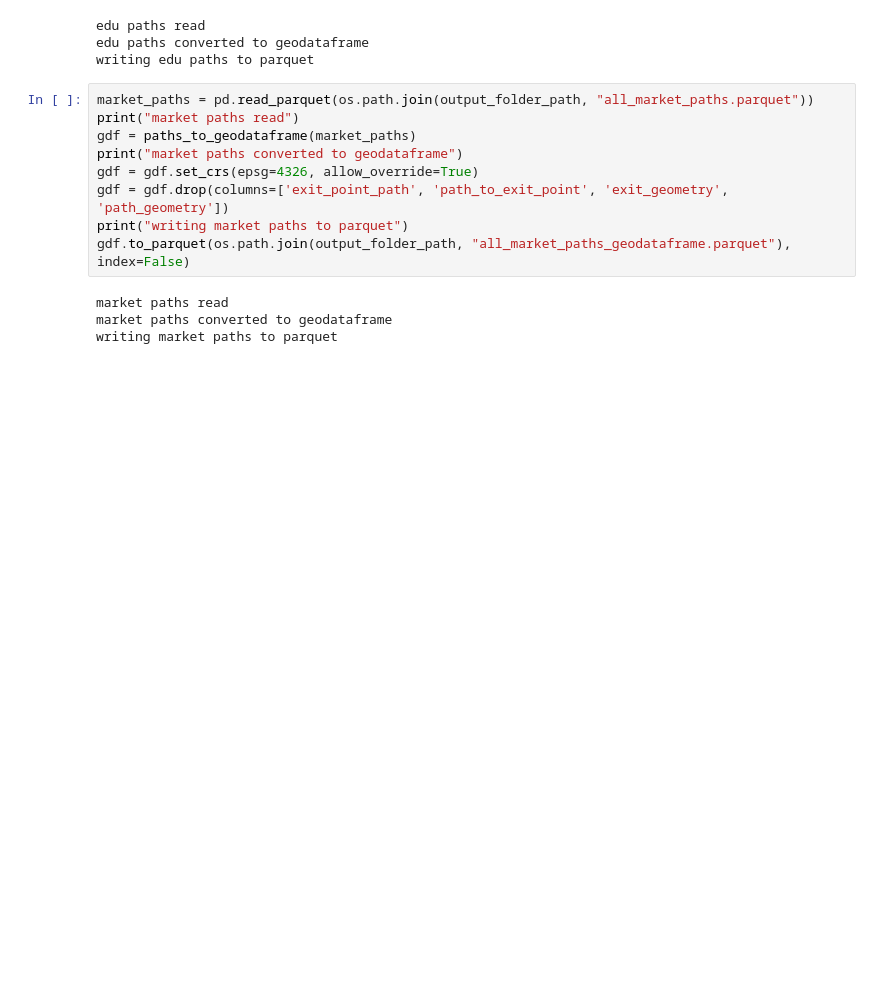
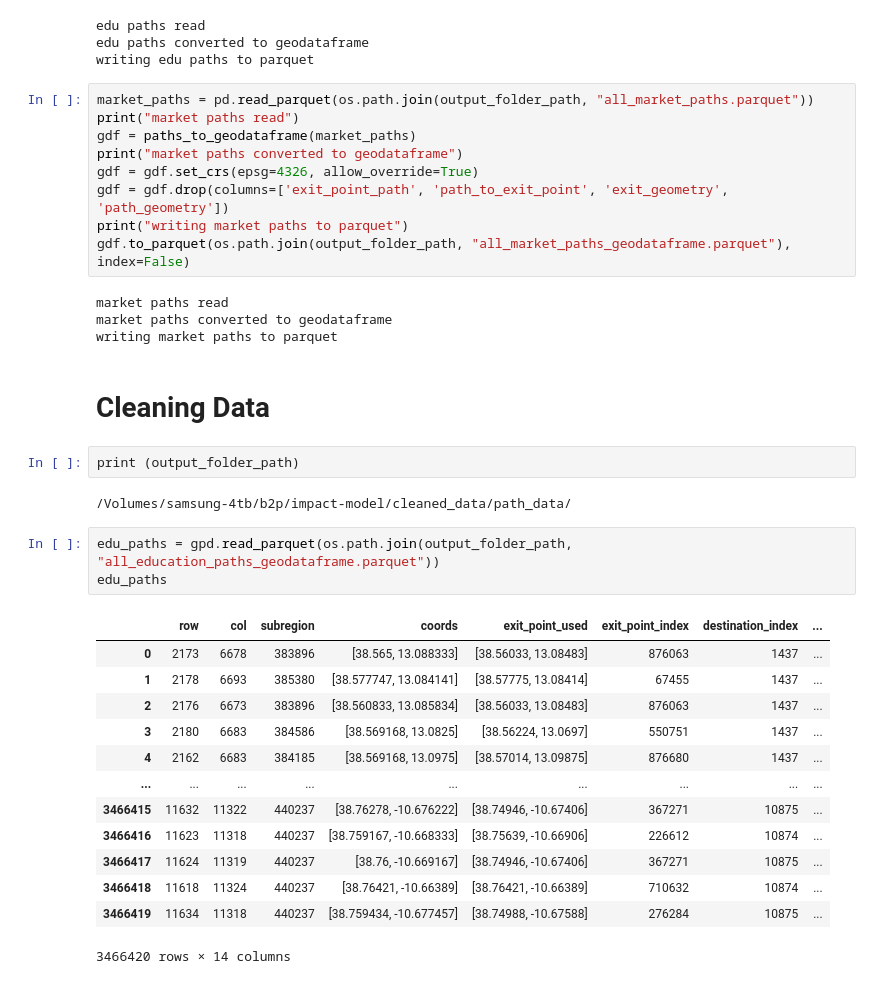
Before and after one commit to bridgestoprosperity/general-data, a Jupyter notebook: notebooks/impact-map-processing/path-processing.ipynb, the cells around one changed output. Cells and saved outputs as stored; diff of their text form; blank space fills up the shorter version.

Commit message:
impact map processing

```diff
--- a/notebooks/impact-map-processing/path-processing.ipynb
+++ b/notebooks/impact-map-processing/path-processing.ipynb
@@ -353,3 +355,26 @@ gdf.to_parquet(os.path.join(output_folder_path, "all_market_paths_geodataframe.p
 market paths read
 market paths converted to geodataframe
 writing market paths to parquet
+# %% [markdown]
+# Cleaning Data
+# %%
+print (output_folder_path)
+# %% [output]
+/Volumes/samsung-4tb/b2p/impact-model/cleaned_data/path_data/
+# %%
+edu_paths = gpd.read_parquet(os.path.join(output_folder_path, "all_education_paths_geodataframe.parquet"))
+edu_paths
+# %% [output]
+|  | row | col | subregion | coords | exit_point_used | exit_point_index | destination_index | ... |
+| 0 | 2173 | 6678 | 383896 | [38.565, 13.088333] | [38.56033, 13.08483] | 876063 | 1437 | ... |
+| 1 | 2178 | 6693 | 385380 | [38.577747, 13.084141] | [38.57775, 13.08414] | 67455 | 1437 | ... |
+| 2 | 2176 | 6673 | 383896 | [38.560833, 13.085834] | [38.56033, 13.08483] | 876063 | 1437 | ... |
+| 3 | 2180 | 6683 | 384586 | [38.569168, 13.0825] | [38.56224, 13.0697] | 550751 | 1437 | ... |
+| 4 | 2162 | 6683 | 384185 | [38.569168, 13.0975] | [38.57014, 13.09875] | 876680 | 1437 | ... |
+| ... | ... | ... | ... | ... | ... | ... | ... | ... |
+| 3466415 | 11632 | 11322 | 440237 | [38.76278, -10.676222] | [38.74946, -10.67406] | 367271 | 10875 | ... |
+| 3466416 | 11623 | 11318 | 440237 | [38.759167, -10.668333] | [38.75639, -10.66906] | 226612 | 10874 | ... |
+| 3466417 | 11624 | 11319 | 440237 | [38.76, -10.669167] | [38.74946, -10.67406] | 367271 | 10875 | ... |
+| 3466418 | 11618 | 11324 | 440237 | [38.76421, -10.66389] | [38.76421, -10.66389] | 710632 | 10874 | ... |
+| 3466419 | 11634 | 11318 | 440237 | [38.759434, -10.677457] | [38.74988, -10.67588] | 276284 | 10875 | ... |
+3466420 rows × 14 columns
```
Also changed, not shown: parts of 12 cells of this notebook, 7 other files.
